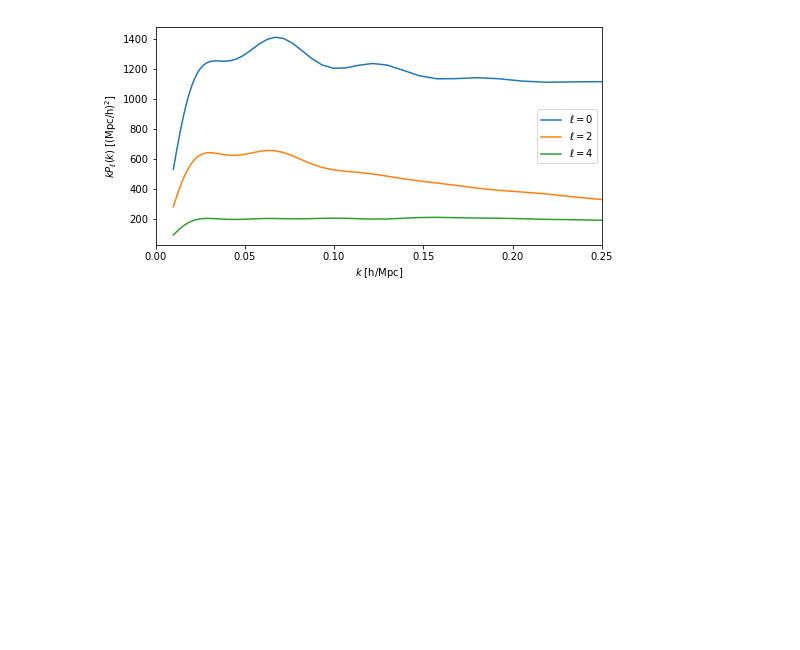
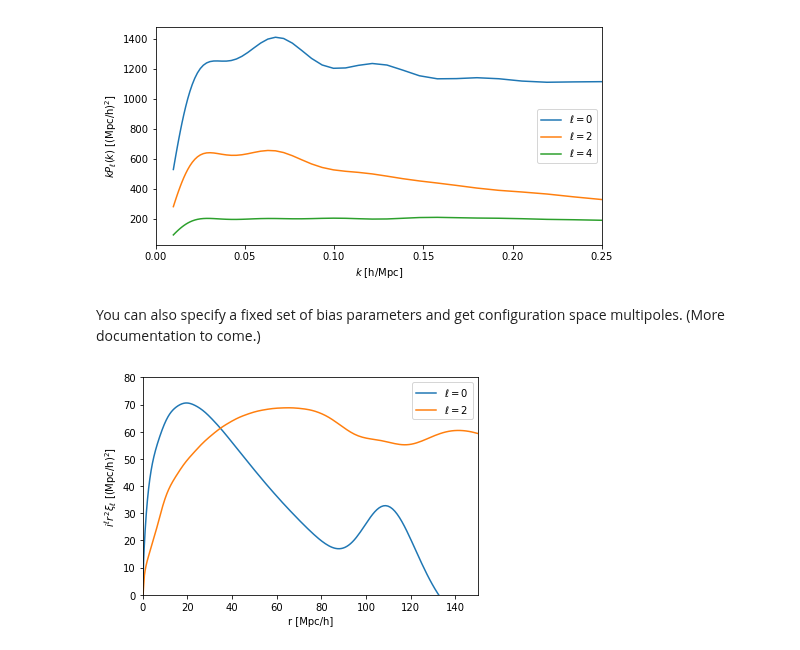
Before and after one commit to sfschen/velocileptors, a Jupyter notebook: Direct LPT RSD Examples.ipynb, the cells around one changed output. Saved outputs shown, nothing was run; the diff lists cells and outputs as text; code cells hidden in the pictures; blank space fills up the shorter version.

Commit message:
Added xiell example in notebook.

```diff
--- a/Direct LPT RSD Examples.ipynb
+++ b/Direct LPT RSD Examples.ipynb
@@ -120,3 +120,27 @@ plt.legend()
 plt.show()
 # %% [output]
 [figure]
+# %% [markdown]
+You can also specify a fixed set of bias parameters and get configuration space multipoles.
+(More documentation to come.)
+# %%
+# Set stochastic parameters to zero because they make delta functions in config space
+biases = [0.71,0.26,0.67,0.52]
+cterms = [-3.4,-1.7,6.5,0]
+stoch  = [0, 0, 0]
+pars   = biases + cterms + stoch
+
+xi0, xi2, xi4 = lpt.make_xiell_fixebias(f,pars)
+
+plt.plot(xi0[0], xi0[0]**2 * xi0[1], label=r'$\ell = 0$')
+plt.plot(xi2[0], -xi2[0]**2 * xi2[1], label=r'$\ell = 2$')
+
+plt.xlabel(r'r [Mpc/h]')
+plt.ylabel(r'$i^\ell r^2 \xi_\ell$ [(Mpc/h)$^2$]')
+plt.legend()
+
+plt.xlim(0,150)
+plt.ylim(0,80)
+plt.show()
+# %% [output]
+[figure, added]
```
Also changed, not shown: parts of 3 cells of this notebook, 1 other file.
